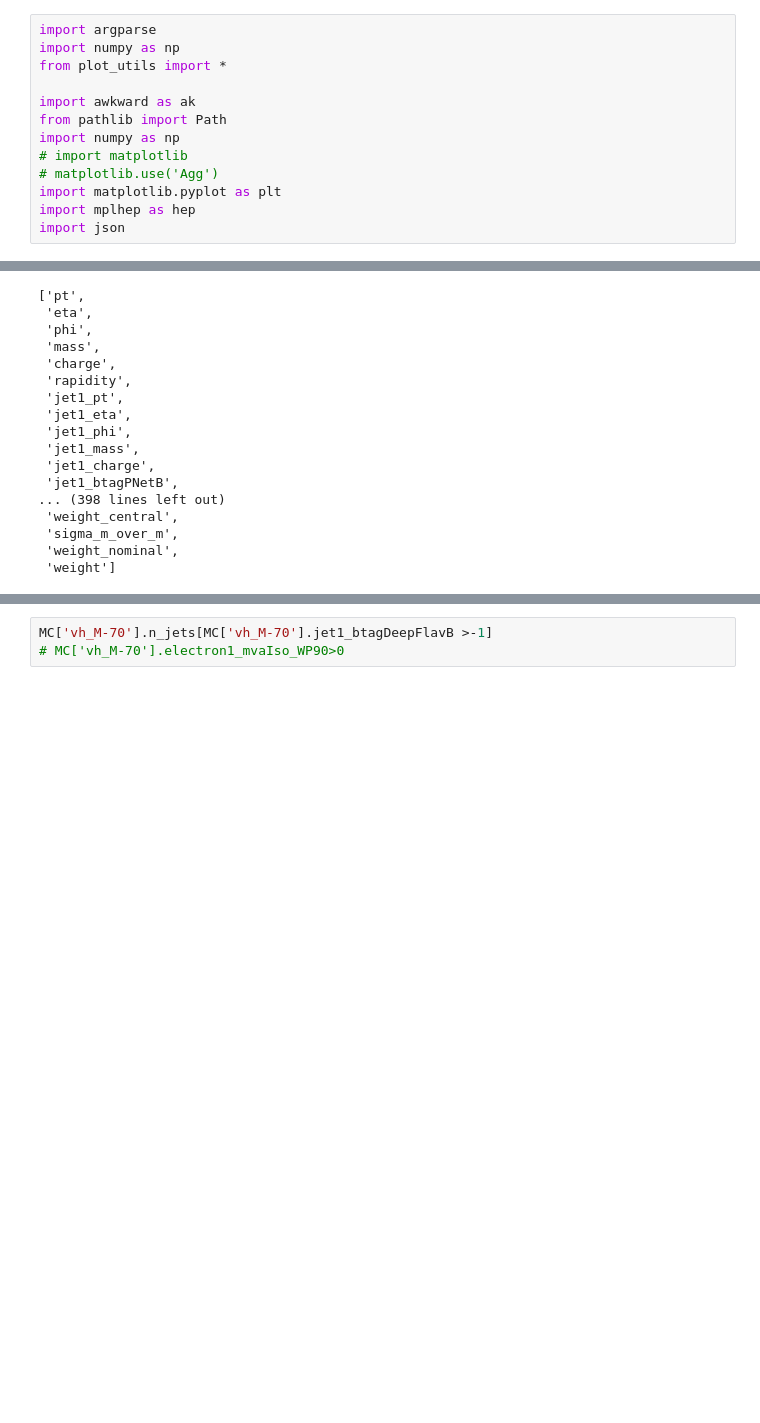
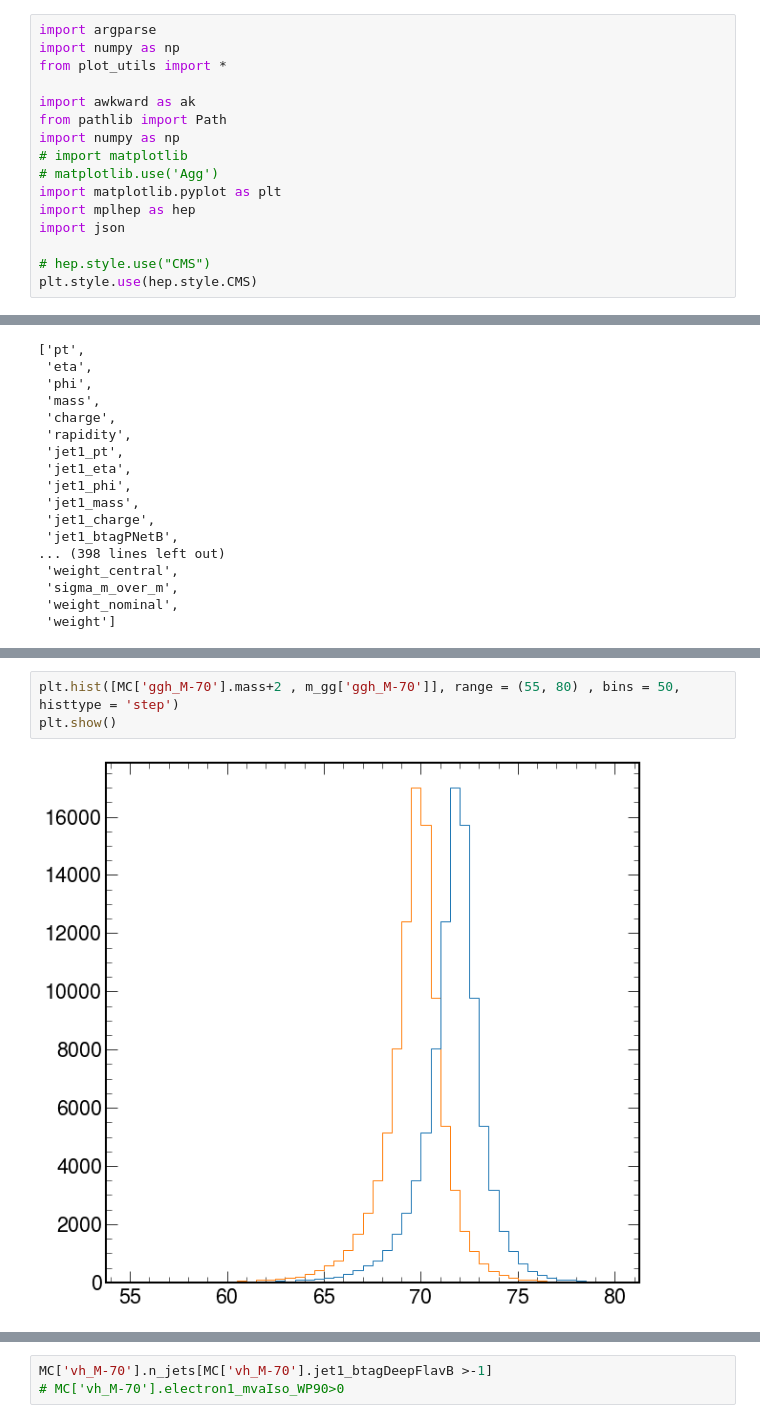
Before and after one commit to stranded-lemniscate/low-massVH, a Jupyter notebook: Plot Note.ipynb, the cells around one changed output, grey strips where cells are left out. Drawn from its saved outputs; the diff is of its cells as text; blank space fills up the shorter version.

```diff
--- a/Plot Note.ipynb
+++ b/Plot Note.ipynb
@@ -11,3 +11,6 @@ import numpy as np
 import matplotlib.pyplot as plt
 import mplhep as hep
 import json
+
+# hep.style.use("CMS")
+plt.style.use(hep.style.CMS)
@@ -82,0 +224,5 @@ ak.sum((0.3196 > )) & (-1 < np.array([MC['vh_M-70'].jet1_btagDeepFlavB , MC['vh_
+# %%
+plt.hist([MC['ggh_M-70'].mass+2 , m_gg['ggh_M-70']], range = (55, 80) , bins = 50, histtype = 'step')
+plt.show()
+# %% [output]
+[figure, added]
```
Also changed, not shown: parts of 41 cells of this notebook, 22 other files.
